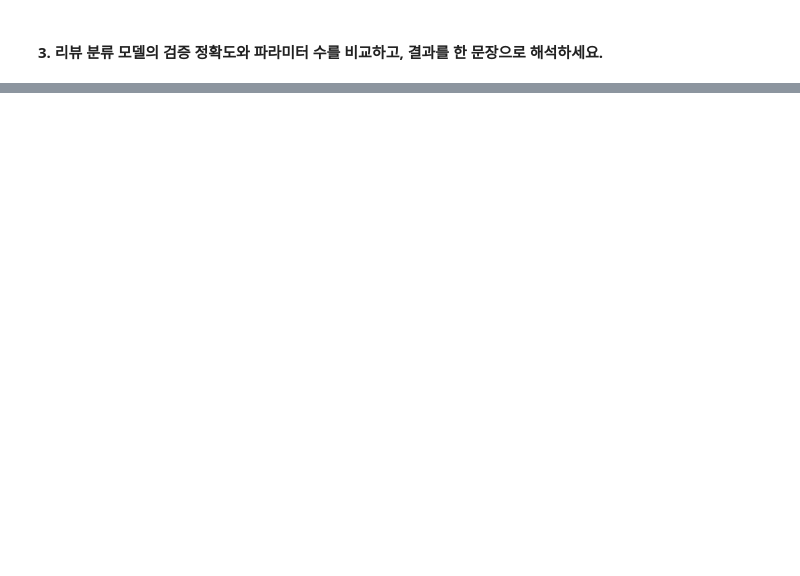
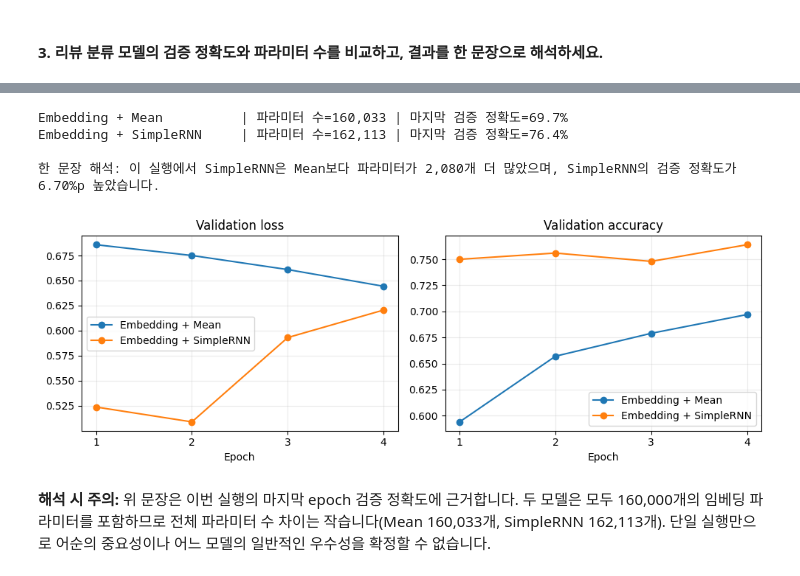
Before and after one commit to joobnsucky/MyAI, a Jupyter notebook: 실습결과정리.ipynb, the cells around one changed output, grey strips where cells are left out. Drawn from its saved outputs; the diff is of its cells as text; code cells hidden in the pictures; blank space fills up the shorter version.

```diff
--- a/실습결과정리.ipynb
+++ b/실습결과정리.ipynb
@@ -34,12 +179,2 @@ Window 크기가 작을 때(`window=1`)는 단어 바로 옆에 인접한 단어
 # %% [markdown]
 #### 3. 리뷰 분류 모델의 검증 정확도와 파라미터 수를 비교하고, 결과를 한 문장으로 해석하세요.
-# %%
-# 이전 실습 3에서 학습된 histories 딕셔너리를 활용합니다.
-for name, history in histories.items():
-    if name == 'Embedding + Mean':
-        params = build_sentiment_model(use_rnn=False).count_params()
-    else:
-        params = build_sentiment_model(use_rnn=True).count_params()
-
-    val_acc = history.history['val_accuracy'][-1]
-    print(f"{name:25s} | 파라미터 수={params:,} | 마지막 검증 정확도={val_acc:.1%}")
@@ -48,0 +181,19 @@ for name, history in histories.items():
+# %%
+from tensorflow.keras.datasets import imdb
+from tensorflow.keras.utils import pad_sequences
+
+max_features = 5000
+maxlen = 80
+
+# 수업에서 빠르게 비교할 수 있도록 원본 데이터의 일부를 사용합니다.
+(train_reviews, train_labels), (test_reviews, test_labels) = imdb.load_data(
+    num_words=max_features, seed=SEED
+)
+
+x_train = pad_sequences(train_reviews[:5000], maxlen=maxlen, padding="post", truncating="post")
+x_val = pad_sequences(train_reviews[5000:6000], maxlen=maxlen, padding="post", truncating="post")
+x_test = pad_sequences(test_reviews[:1500], maxlen=maxlen, padding="post", truncating="post")
+y_train, y_val, y_test = train_labels[:5000], train_labels[5000:6000], test_labels[:1500]
+
+for name, x, y in [("train", x_train, y_train), ("val", x_val, y_val), ("test", x_test, y_test)]:
+    print(f"{name:5s} | 입력 {x.shape} | 긍정 리뷰 비율 {y.mean():.1%}")
@@ -48,0 +266,38 @@ for name, history in histories.items():
+# %%
+# 이번 노트북에서 실제로 학습한 모델의 파라미터 수와 마지막 검증 정확도
+for name, history in histories.items():
+    val_acc = history.history['val_accuracy'][-1]
+    print(f"{name:25s} | 파라미터 수={model_params[name]:,} | 마지막 검증 정확도={val_acc:.1%}")
+
+mean_name, rnn_name = 'Embedding + Mean', 'Embedding + SimpleRNN'
+mean_acc = histories[mean_name].history['val_accuracy'][-1]
+rnn_acc = histories[rnn_name].history['val_accuracy'][-1]
+extra = model_params[rnn_name] - model_params[mean_name]
+if rnn_acc > mean_acc:
+    comparison = f'SimpleRNN의 검증 정확도가 {(rnn_acc-mean_acc)*100:.2f}%p 높았습니다'
+elif rnn_acc < mean_acc:
+    comparison = f'Mean의 검증 정확도가 {(mean_acc-rnn_acc)*100:.2f}%p 높았습니다'
+else:
+    comparison = '두 모델의 검증 정확도가 같았습니다'
+print(f"\n한 문장 해석: 이 실행에서 SimpleRNN은 Mean보다 파라미터가 {extra:,}개 더 많았으며, {comparison}.")
+# %% [output]
+Embedding + Mean          | 파라미터 수=160,033 | 마지막 검증 정확도=69.7%
+Embedding + SimpleRNN     | 파라미터 수=162,113 | 마지막 검증 정확도=76.4%
+
+한 문장 해석: 이 실행에서 SimpleRNN은 Mean보다 파라미터가 2,080개 더 많았으며, SimpleRNN의 검증 정확도가 6.70%p 높았습니다.
+# %%
+fig, axes = plt.subplots(1, 2, figsize=(10, 3.6))
+for name, history in histories.items():
+    epochs = np.arange(1, len(history.history["loss"]) + 1)
+    axes[0].plot(epochs, history.history["val_loss"], marker="o", label=name)
+    axes[1].plot(epochs, history.history["val_accuracy"], marker="o", label=name)
+for ax, title in zip(axes, ["Validation loss", "Validation accuracy"]):
+    ax.set(title=title, xlabel="Epoch", xticks=epochs)
+    ax.legend()
+    ax.grid(alpha=0.25)
+fig.tight_layout()
+plt.show()
+# %% [output]
+[figure, added]
+# %% [markdown]
+**해석 시 주의:** 위 문장은 이번 실행의 마지막 epoch 검증 정확도에 근거합니다. 두 모델은 모두 160,000개의 임베딩 파라미터를 포함하므로 전체 파라미터 수 차이는 작습니다(Mean 160,033개, SimpleRNN 162,113개). 단일 실행만으로 어순의 중요성이나 어느 모델의 일반적인 우수성을 확정할 수 없습니다.
```
Also changed, not shown: parts of 14 cells of this notebook.
